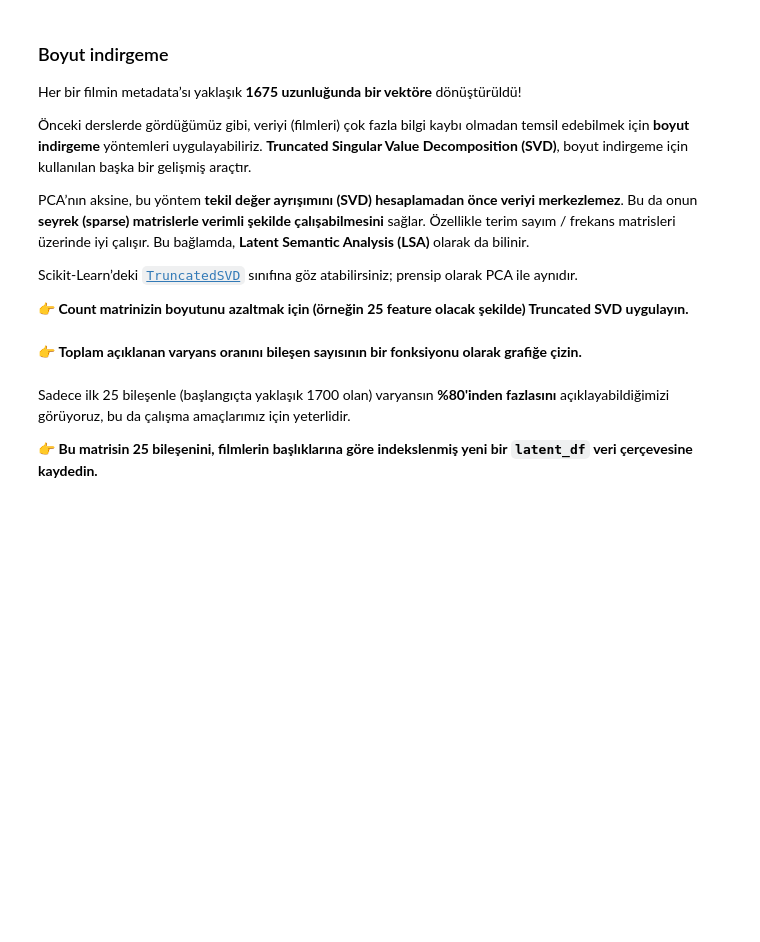
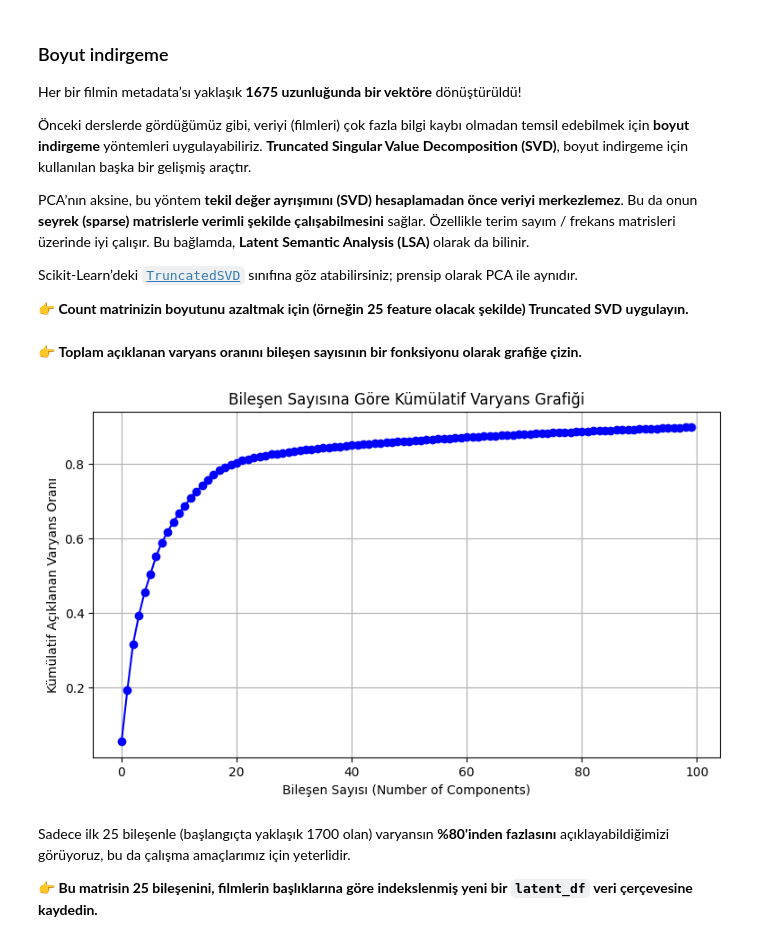
Before and after one commit to zulalyilmazer/S17D3-S-data-movie-recommendation, a Jupyter notebook: recommender-system.ipynb, the cells around one changed output. Saved outputs shown, nothing was run; the diff lists cells and outputs as text; code cells hidden in the pictures; blank space fills up the shorter version.

Commit message:
Completed metadata step

```diff
--- a/recommender-system.ipynb
+++ b/recommender-system.ipynb
@@ -171,0 +188,13 @@ Her satır, ilgili filme ait **frekans vektörünü** temsil edecektir.
+# %%
+from sklearn.feature_extraction.text import CountVectorizer
+
+count_vectorizer = CountVectorizer()
+
+# metadata sütununu sayısal frekans matrisine dönüştürüyoruz
+count_matrix = count_vectorizer.fit_transform(merged_df['metadata'])
+
+count_df = pd.DataFrame(
+    count_matrix.toarray(),
+    columns=count_vectorizer.get_feature_names_out(),
+    index=merged_df.index
+)
@@ -190,3 +231,24 @@ __👉 **Count matrinizin boyutunu azaltmak için (örneğin 25 feature olacak
+# %%
+import matplotlib.pyplot as plt
+import numpy as np
+
+# Eğer daha geniş bir aralıkta (örneğin 100 bileşene kadar) varyans oranını görmek istiyorsan:
+svd_full = TruncatedSVD(n_components=100, random_state=42)
+svd_full.fit(count_matrix)
+
+# Kümülatif (birikimli) açıklanan varyans oranını hesaplıyoruz
+cumulative_variance = np.cumsum(svd_full.explained_variance_ratio_)
+
+# Grafiği çizdirme
+plt.figure(figsize=(9, 5))
+plt.plot(cumulative_variance, marker='o', linestyle='-', color='b')
+plt.xlabel('Bileşen Sayısı (Number of Components)')
+plt.ylabel('Kümülatif Açıklanan Varyans Oranı')
+plt.title('Bileşen Sayısına Göre Kümülatif Varyans Grafiği')
+plt.grid(True)
+plt.show()
+# %% [output]
+[figure, added]
 # %% [markdown]
 Sadece ilk 25 bileşenle (başlangıçta yaklaşık 1700 olan) varyansın **%80'inden fazlasını** açıklayabildiğimizi görüyoruz, bu da çalışma amaçlarımız için yeterlidir.
 
```
Also changed, not shown: parts of 6 cells of this notebook, 1 other file.
